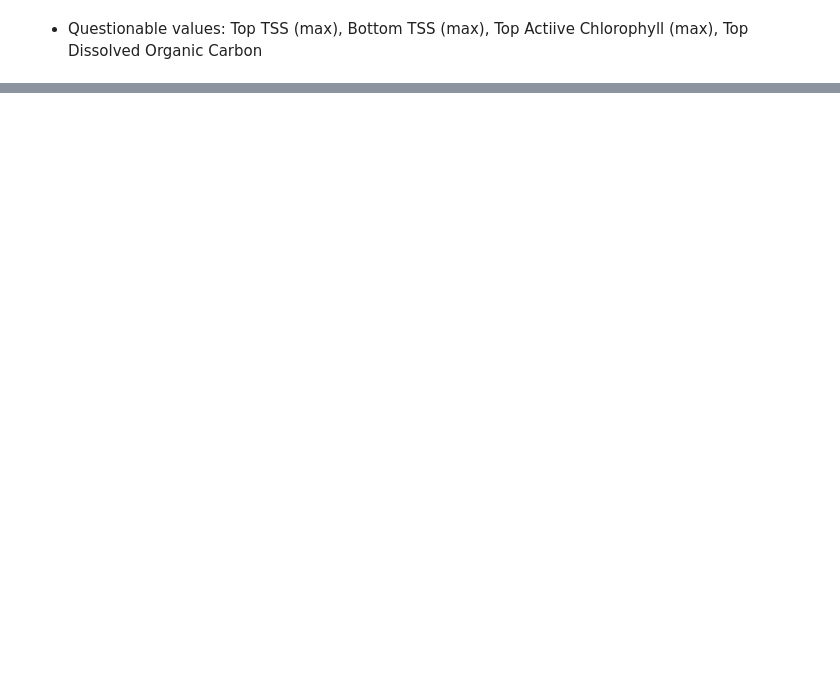
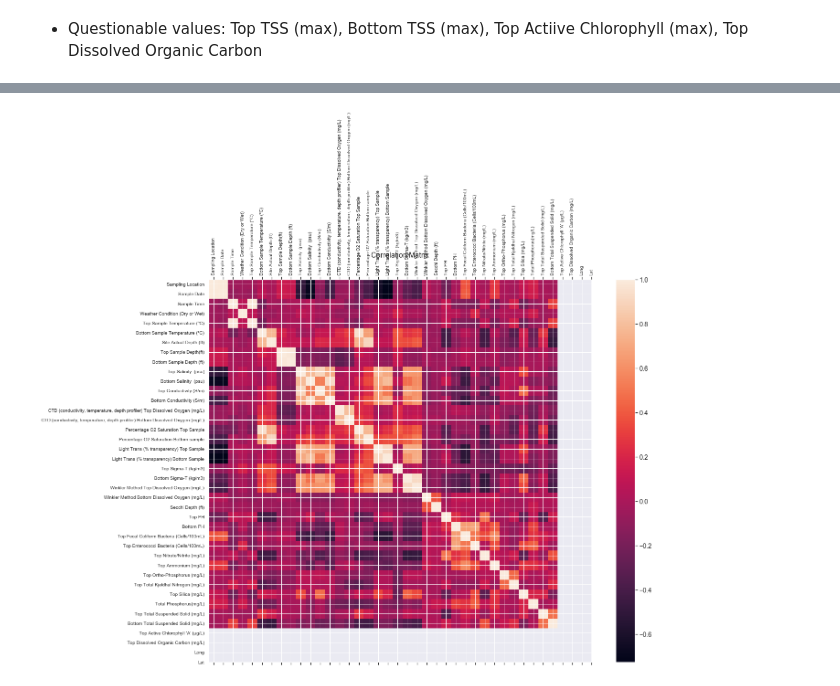
Before and after one commit to dradamski/capstone-two, a Jupyter notebook: notebooks/Data Exploration.ipynb, the cells around one changed output, grey strips where cells are left out. Saved outputs shown, nothing was run; the diff lists cells and outputs as text; code cells hidden in the pictures; blank space fills up the shorter version.

Commit message:
Created correlation matrices

```diff
--- a/notebooks/Data Exploration.ipynb
+++ b/notebooks/Data Exploration.ipynb
@@ -382,0 +454,15 @@ for col in wq_df_int_subset:
+# %%
+for i, row in wq_df.iterrows():
+    if row.notnull().sum() < 30:
+        wq_df = wq_df.drop(index=i)
+# %%
+f = plt.figure(figsize=(19,15))
+_ = plt.matshow(wq_df.corr(), fignum=f.number)
+_ = plt.xticks(range(wq_df.shape[1]), wq_df.columns, fontsize=10, rotation=90)
+_ = plt.yticks(range(wq_df.shape[1]), wq_df.columns, fontsize=10)
+cb = plt.colorbar()
+_ = cb.ax.tick_params(labelsize=14)
+_ = plt.title('Correlation Matrix', fontsize=16)
+_ = plt.show()
+# %% [output]
+[figure, added]
```
Also changed, not shown: parts of 15 cells of this notebook.
